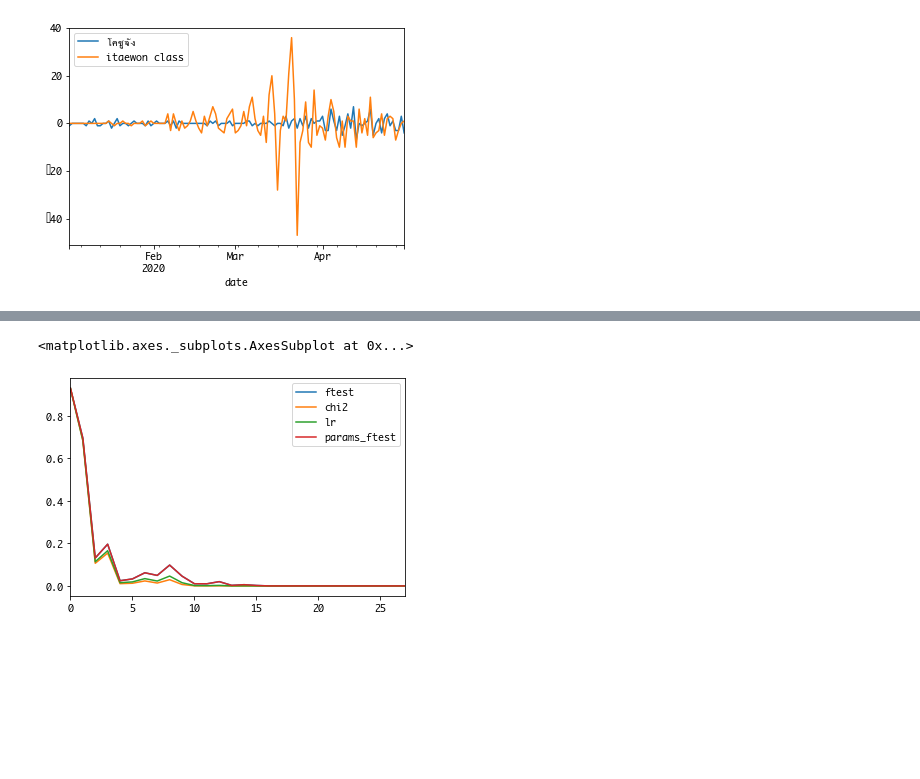
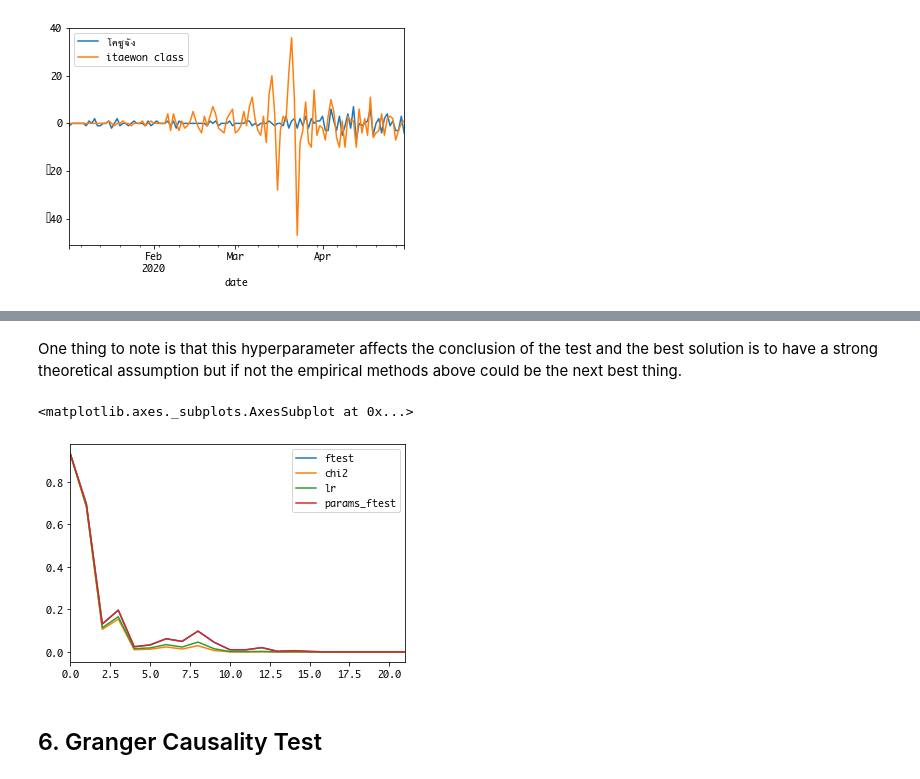
Before and after one commit to cstorm125/granger, a Jupyter notebook: trend_granger.ipynb, the cells around one changed output, grey strips where cells are left out. Drawn from its saved outputs; the diff is of its cells as text; code cells hidden in the pictures; blank space fills up the shorter version.

Commit message:
change _full to trend_granger with edits

```diff
--- a/trend_granger.ipynb
+++ b/trend_granger.ipynb
@@ -81,0 +174,4 @@ parameter F test:         F=4.2606  , p=0.0000  , df_denom=35, df_num=28
+# %%
+import statsmodels.tsa.api as smt
+df_test = diff_df.copy()
+df_test.head()
@@ -82,16 +211,20 @@ parameter F test:         F=4.2606  , p=0.0000  , df_denom=35, df_num=28
+# %% [markdown]
+One thing to note is that this hyperparameter affects the conclusion of the test and the best solution is to have a strong theoretical assumption but if not the empirical methods above could be the next best thing.
 # %%
 #find the optimal lag
-lags = list(range(1,29))
-res = grangercausalitytests(diff_df, maxlag=lags, verbose=False)
+lags = list(range(1,23))
+res = grangercausalitytests(df_test, maxlag=lags, verbose=False)
 p_values = []
 for i in lags:
     p_values.append({'maxlag':i,
                     'ftest':res[i][0]['ssr_ftest'][1],
                     'chi2':res[i][0]['ssr_chi2test'][1],
                     'lr':res[i][0]['lrtest'][1],
                     'params_ftest':res[i][0]['params_ftest'][1],})
 p_df = pd.DataFrame(p_values)
 p_df.iloc[:,1:].plot()
 # %% [output]
 <matplotlib.axes._subplots.AxesSubplot at 0x...>
-[figure, old version]
+[figure, new version]
+# %% [markdown]
+## 6. Granger Causality Test
```
Also changed, not shown: parts of 79 cells of this notebook, 1 other file.
